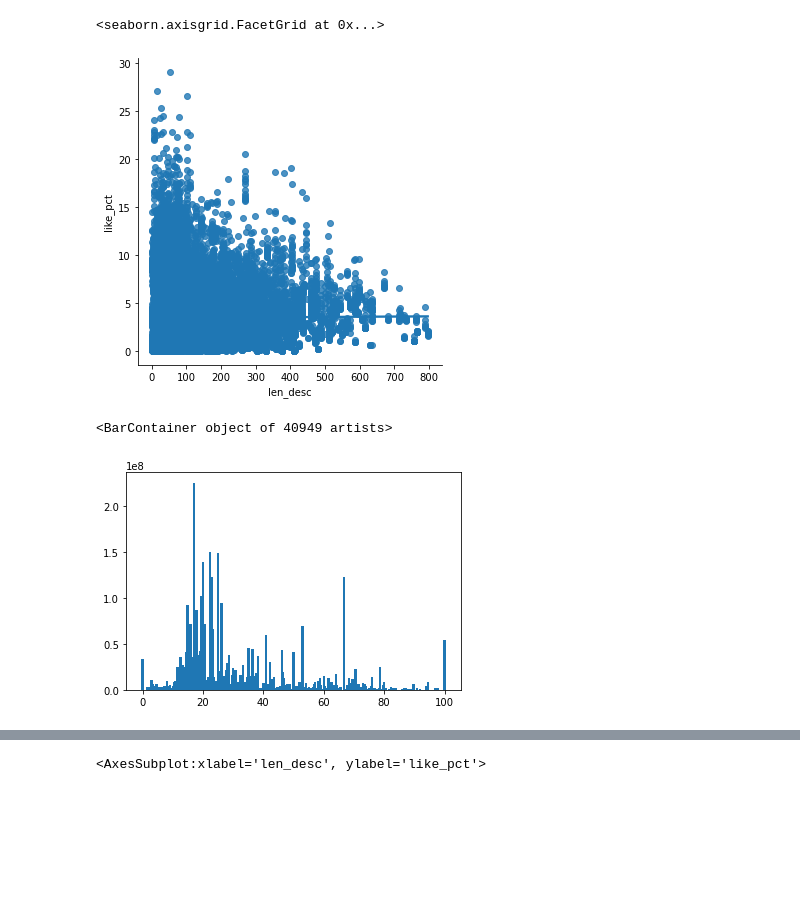
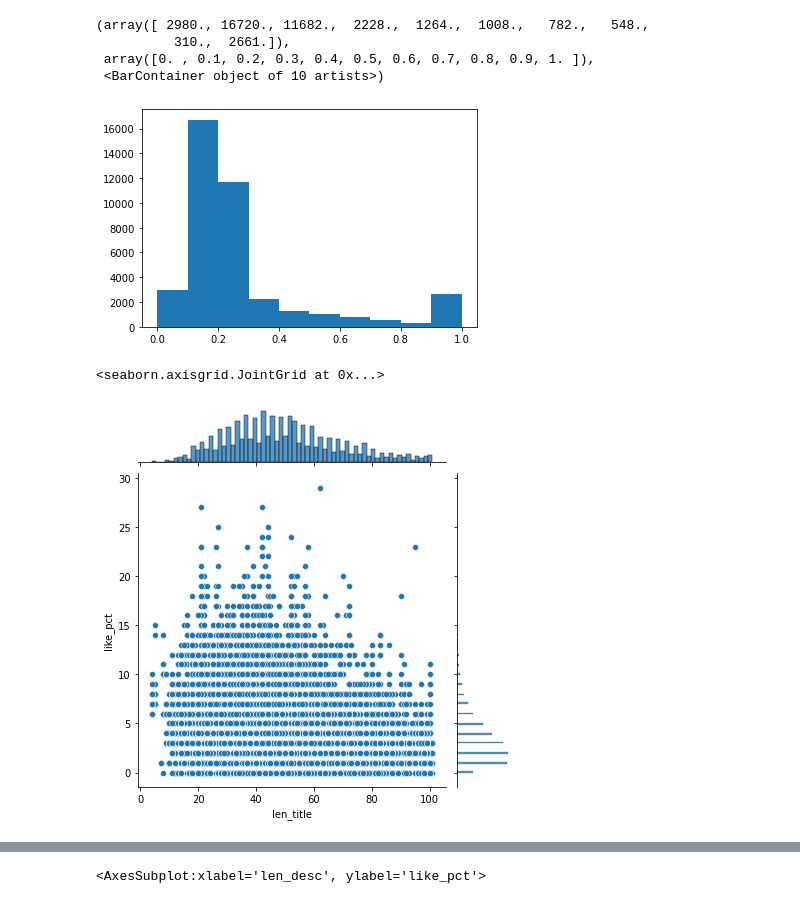
Before and after one commit to danielosetiawan/YouTube-EDA, a Jupyter notebook: youtube ipynb.ipynb, the cells around one changed output, grey strips where cells are left out. Drawn from its saved outputs; the diff is of its cells as text; code cells hidden in the pictures; blank space fills up the shorter version.

```diff
--- a/youtube ipynb.ipynb
+++ b/youtube ipynb.ipynb
@@ -158,12 +179,15 @@ plt.hist(pct_cap)
+# %%
+plt.hist(pct_cap)
+# %% [output]
+(array([ 2980., 16720., 11682.,  2228.,  1264.,  1008.,   782.,   548.,
+          310.,  2661.]),
+ array([0. , 0.1, 0.2, 0.3, 0.4, 0.5, 0.6, 0.7, 0.8, 0.9, 1. ]),
+ <BarContainer object of 10 artists>)
+[figure, added]
 # %%
 from datetime import tzinfo, timedelta, datetime
-# %%
-sns.lmplot(x='len_desc', y='like_pct', data=us_df, palette='Set2')
-# %% [output]
-<seaborn.axisgrid.FacetGrid at 0x...>
-[figure, removed]
-# %%
-plt.bar(pct_cap * 100, us_df['views'])
-# %% [output]
-<BarContainer object of 40949 artists>
-[figure, removed]
+# %%
+sns.jointplot(x='len_title', y='like_pct', data=us_df, palette='Set2')
+# %% [output]
+<seaborn.axisgrid.JointGrid at 0x...>
+[figure, added]
```
Also changed, not shown: parts of 23 cells of this notebook.
